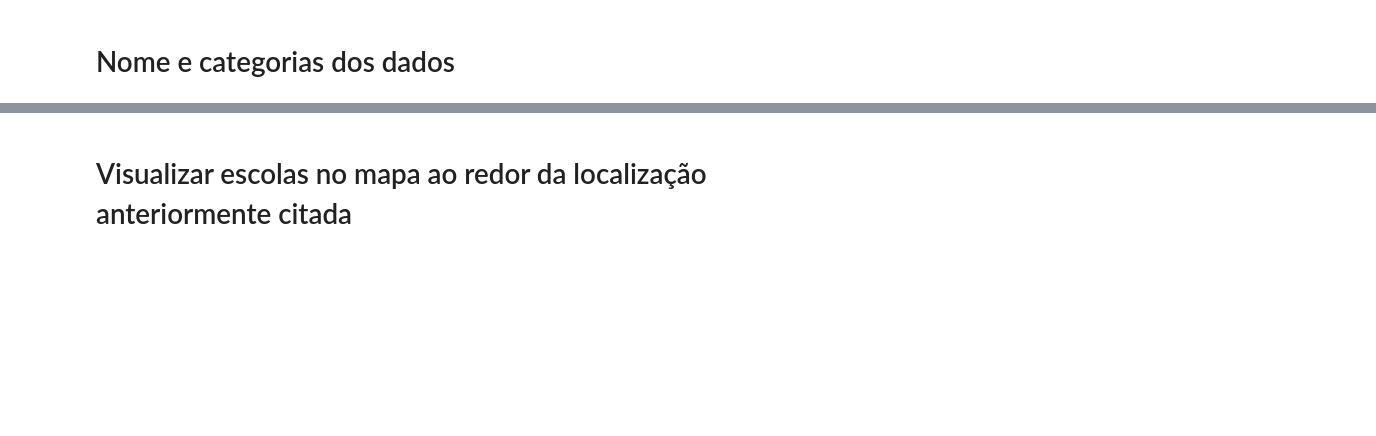
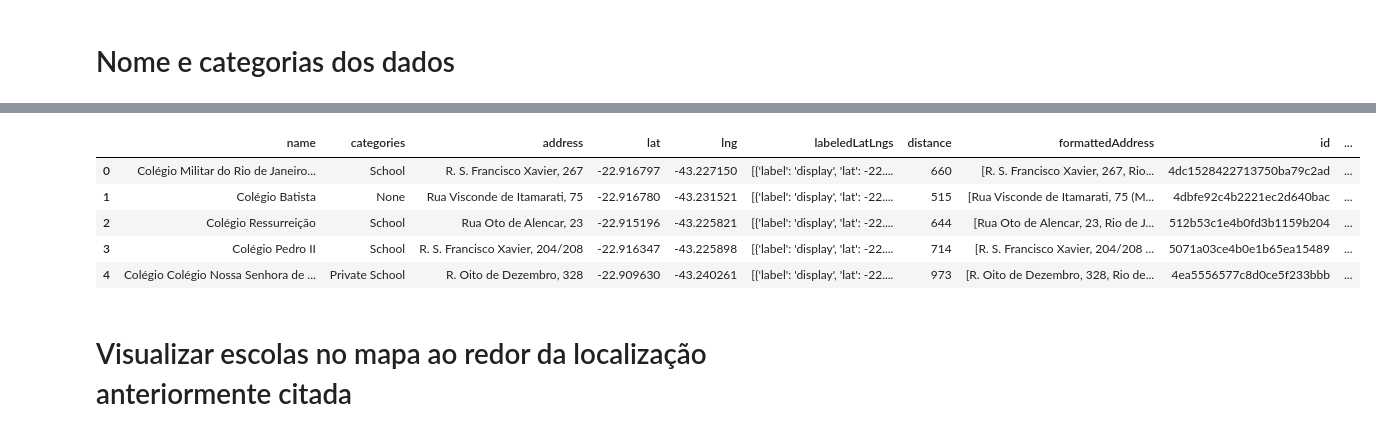
Before and after one commit to SamiraHabib/Coursera_Capstone, a Jupyter notebook: Coursera_Capstone.ipynb, the cells around one changed output, grey strips where cells are left out. Cells and saved outputs as stored; diff of their text form; code cells hidden in the pictures; blank space fills up the shorter version.

```diff
--- a/Coursera_Capstone.ipynb
+++ b/Coursera_Capstone.ipynb
@@ -341,3 +335,12 @@ venues_map
+# %%
+df_school_filtered.head()
+# %% [output]
+|  | name | categories | address | lat | lng | labeledLatLngs | distance | formattedAddress | id | ... |
+| 0 | Colégio Militar do Rio de Janeiro... | School | R. S. Francisco Xavier, 267 | -22.916797 | -43.227150 | [{'label': 'display', 'lat': -22.... | 660 | [R. S. Francisco Xavier, 267, Rio... | 4dc1528422713750ba79c2ad | ... |
+| 1 | Colégio Batista | None | Rua Visconde de Itamarati, 75 | -22.916780 | -43.231521 | [{'label': 'display', 'lat': -22.... | 515 | [Rua Visconde de Itamarati, 75 (M... | 4dbfe92c4b2221ec2d640bac | ... |
+| 2 | Colégio Ressurreição | School | Rua Oto de Alencar, 23 | -22.915196 | -43.225821 | [{'label': 'display', 'lat': -22.... | 644 | [Rua Oto de Alencar, 23, Rio de J... | 512b53c1e4b0fd3b1159b204 | ... |
+| 3 | Colégio Pedro II | School | R. S. Francisco Xavier, 204/208 | -22.916347 | -43.225898 | [{'label': 'display', 'lat': -22.... | 714 | [R. S. Francisco Xavier, 204/208 ... | 5071a03ce4b0e1b65ea15489 | ... |
+| 4 | Colégio Colégio Nossa Senhora de ... | Private School | R. Oito de Dezembro, 328 | -22.909630 | -43.240261 | [{'label': 'display', 'lat': -22.... | 973 | [R. Oito de Dezembro, 328, Rio de... | 4ea5556577c8d0ce5f233bbb | ... |
 # %% [markdown]
 # Visualizar escolas no mapa ao redor da localização anteriormente citada #
 # %%
```
Also changed, not shown: parts of 37 cells of this notebook.
